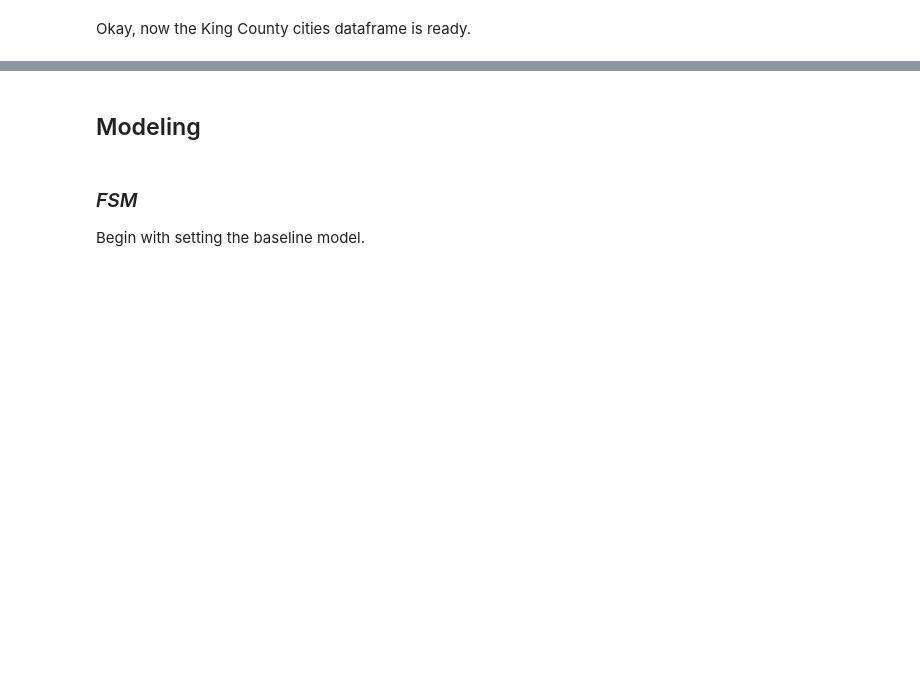
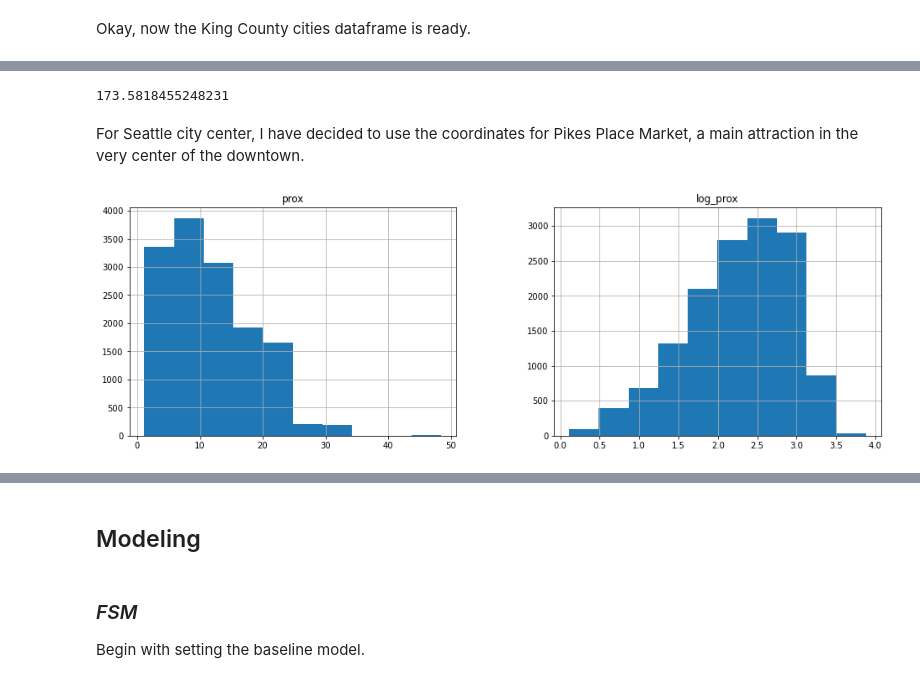
Before and after one commit to jonnyhof/kings_county_housing_analysis, a Jupyter notebook: jonny_king_county_analysis.ipynb, the cells around one changed output, grey strips where cells are left out. Saved outputs shown, nothing was run; the diff lists cells and outputs as text; code cells hidden in the pictures; blank space fills up the shorter version.

```diff
--- a/jonny_king_county_analysis.ipynb
+++ b/jonny_king_county_analysis.ipynb
@@ -402,0 +407,11 @@ Okay, now the King County cities dataframe is ready.
+# %%
+import geopy.distance
+
+coords_1 = (52.2296756, 21.0122287)
+coords_2 = (52.406374, 16.9251681)
+
+print(geopy.distance.geodesic(coords_1, coords_2).miles)
+# %% [output]
+173.5818455248231
+# %% [markdown]
+For Seattle city center, I have decided to use the coordinates for Pikes Place Market, a main attraction in the very center of the downtown.
@@ -402,0 +427,7 @@ Okay, now the King County cities dataframe is ready.
+# %%
+fig, (ax1, ax2) = plt.subplots(1, 2, figsize=(16,5))
+
+X_df_train.hist('log_prox', ax=ax2)
+X_df_train.hist('prox', ax=ax1);
+# %% [output]
+[figure, added]
```
Also changed, not shown: parts of 18 cells of this notebook.
